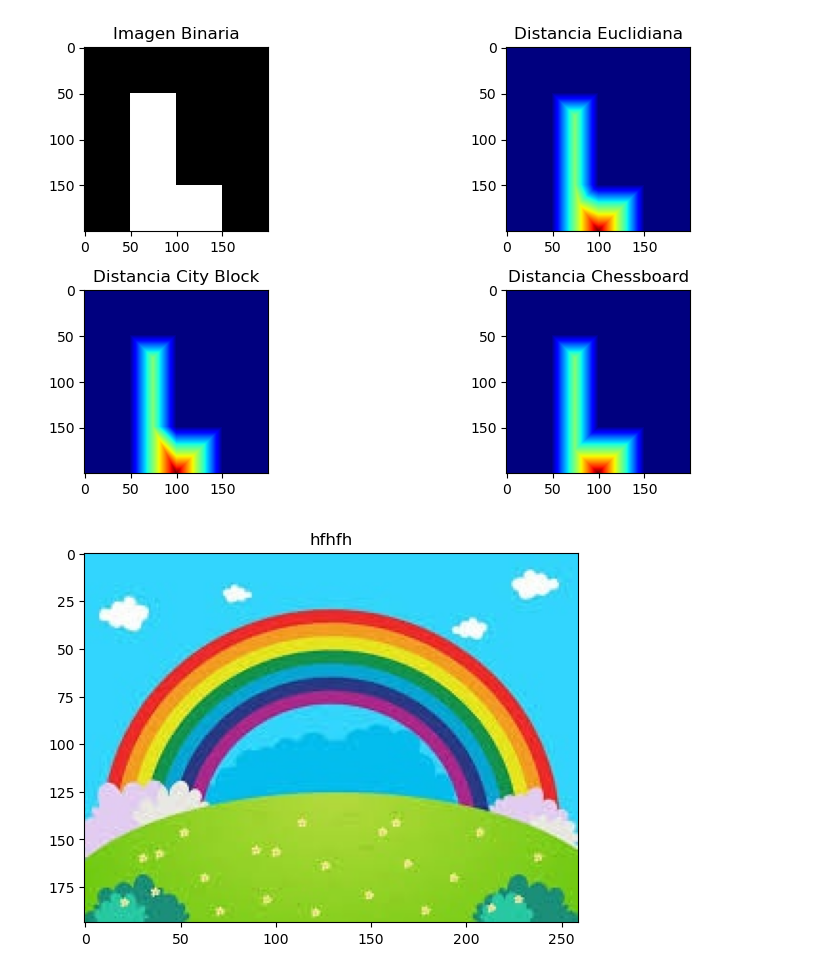
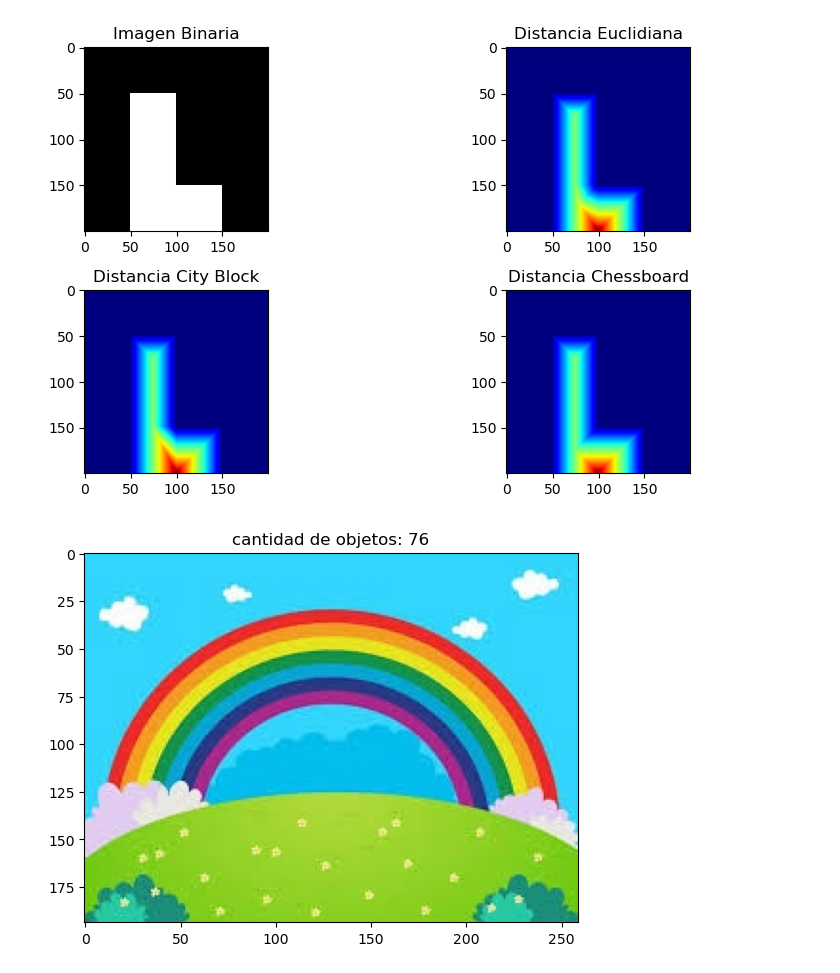
Before and after one commit to IblingGabrielValle-27/PDI---GABRIEL-VALLE, a Jupyter notebook: TEMA 3/bordes.ipynb, the cells around one changed output. Drawn from its saved outputs; the diff is of its cells as text; code cells hidden in the pictures.

```diff
--- a/TEMA 3/bordes.ipynb
+++ b/TEMA 3/bordes.ipynb
@@ -295,24 +295,25 @@ plt.show()
 # %%
 import cv2
 import numpy as np
 import matplotlib.pyplot as plt
+from skimage import measure
 
-from skimage import measure
+#conda activate "entorno_pdi"
+#conda install scikit-image
 
 def contar(imagen):
     gray=cv2.cvtColor(imagen,cv2.COLOR_BGR2GRAY)
-    _,binarizada=cv2.threshold(gray,127,255,cv2.THRESH_BINARY)
-
-    etiquetar=measure.label(binarizada,connectivity=2)#conectivida con 4=2 y conectividad de 8 =1
+    _,bianrizar=cv2.threshold(gray,127,255,cv2.THRESH_BINARY)
+    etiquetar=measure.label(bianrizar,connectivity=2)#conectividad con 4 == 2 y conectividad de 8 == 1
     num=np.max(etiquetar)
     return num
 
+
 imagen=cv2.imread('image.png')
+contarr=contar(imagen)
 
-contart=contar(imagen)
 plt.imshow(cv2.cvtColor(imagen,cv2.COLOR_BGR2RGB))
-plt.title("hfhfh")
-
+plt.title(f'cantidad de objetos: {contarr}')
 plt.show()
 # %% [output]
-[figure, old version]
+[figure, new version]
```
Also changed, not shown: parts of 5 cells of this notebook, 8 other files.
